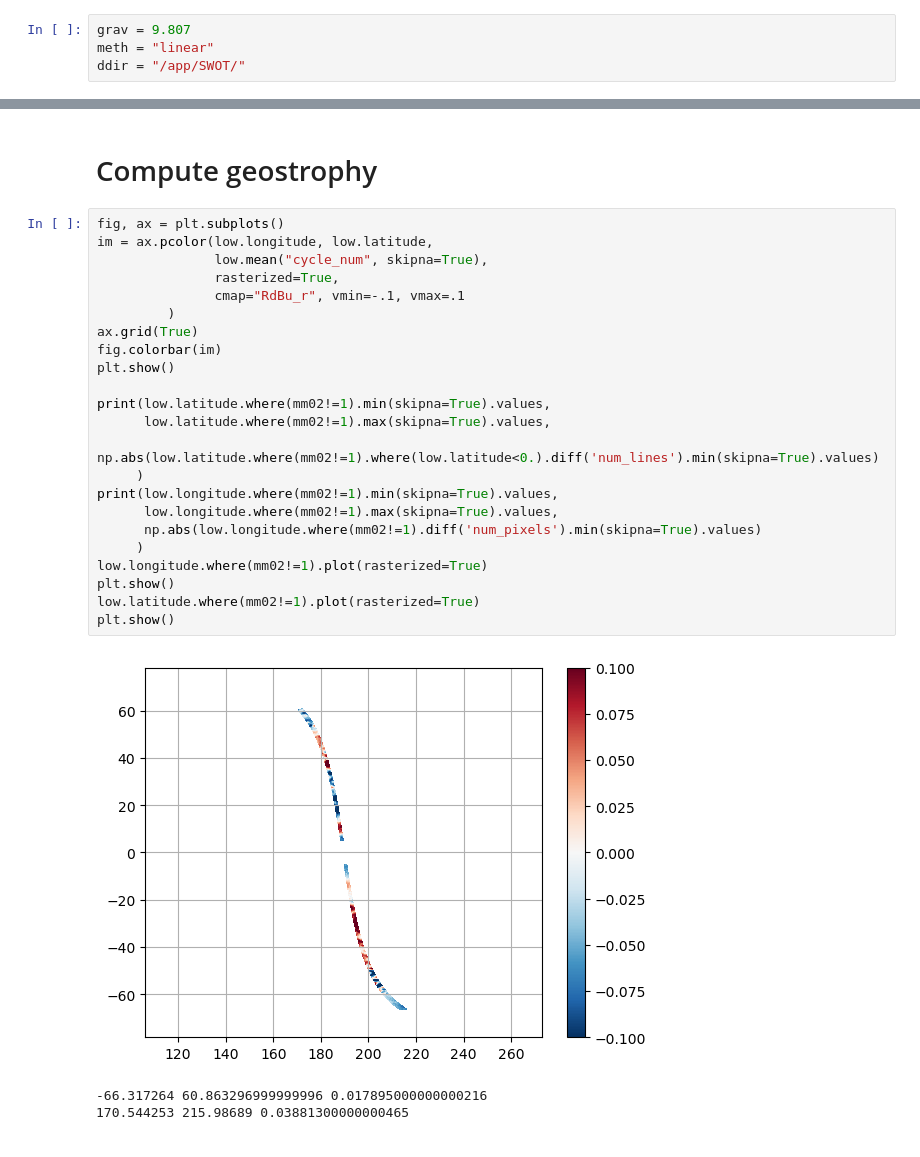
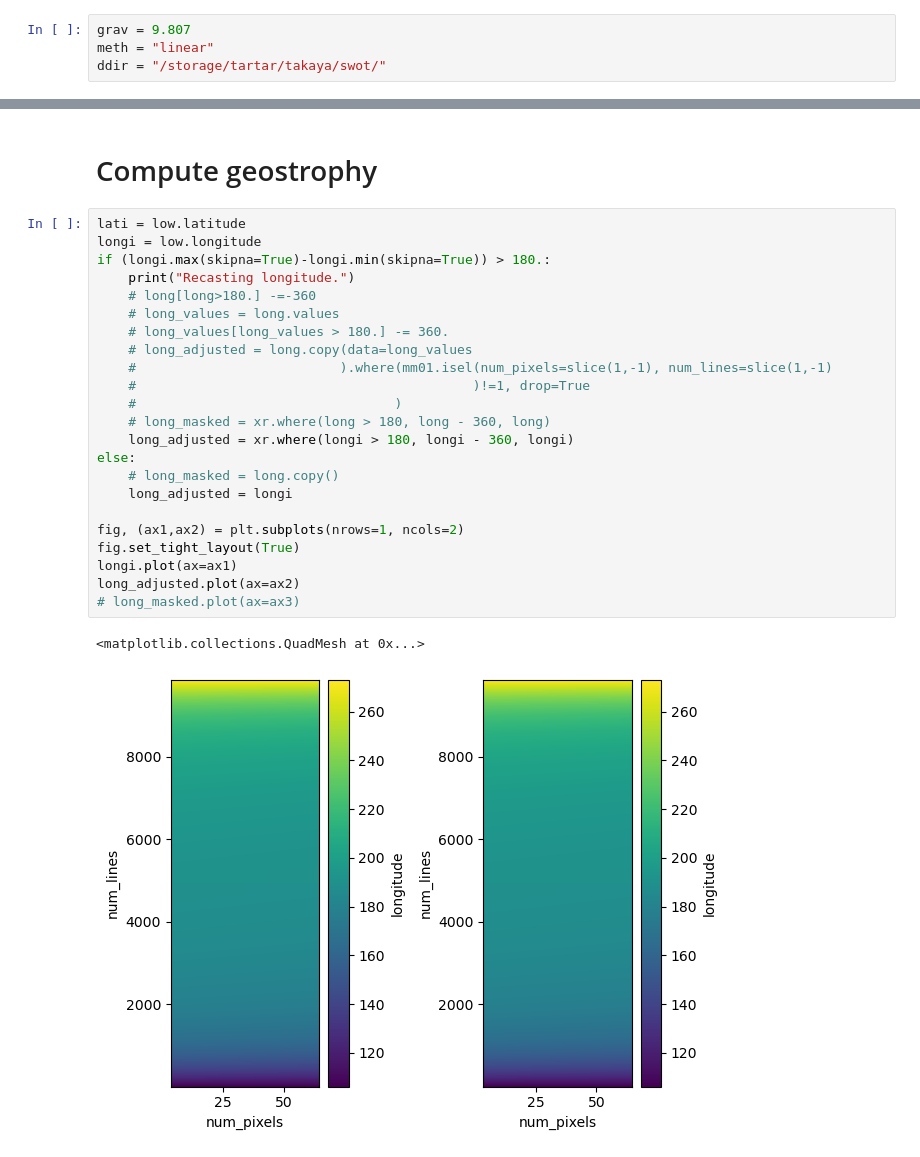
Before and after one commit to roxyboy/geosCalVal, a Jupyter notebook: pass002.ipynb, the cells around one changed output, grey strips where cells are left out. Drawn from its saved outputs; the diff is of its cells as text.

```diff
--- a/pass002.ipynb
+++ b/pass002.ipynb
@@ -42,7 +40,7 @@ plt.rcParams['pcolor.shading'] = 'auto'
 # %%
 grav = 9.807
 meth = "linear"
-ddir = "/app/SWOT/"
+ddir = "/storage/tartar/takaya/swot/"
 # %%
 ipass = 2
 ds02 = xr.open_zarr(op.join(ddir,"SWOT_no_IT/CalVal_pass%03d_v2.0.1.zarr"
@@ -920,29 +943,28 @@ low.isel(cycle_num=10).plot(rasterized=True)
 # %% [markdown]
 # Compute geostrophy
 # %%
-fig, ax = plt.subplots()
-im = ax.pcolor(low.longitude, low.latitude,
-               low.mean("cycle_num", skipna=True),
-               rasterized=True,
-               cmap="RdBu_r", vmin=-.1, vmax=.1
-         )
-ax.grid(True)
-fig.colorbar(im)
-plt.show()
+lati = low.latitude
+longi = low.longitude
+if (longi.max(skipna=True)-longi.min(skipna=True)) > 180.:
+    print("Recasting longitude.")
+    # long[long>180.] -=-360
+    # long_values = long.values
+    # long_values[long_values > 180.] -= 360.
+    # long_adjusted = long.copy(data=long_values
+    #                          ).where(mm01.isel(num_pixels=slice(1,-1), num_lines=slice(1,-1)
+    #                                           )!=1, drop=True
+    #                                 )
+    # long_masked = xr.where(long > 180, long - 360, long)
+    long_adjusted = xr.where(longi > 180, longi - 360, longi)
+else:
+    # long_masked = long.copy()
+    long_adjusted = longi
 
-print(low.latitude.where(mm02!=1).min(skipna=True).values,
-      low.latitude.where(mm02!=1).max(skipna=True).values,
-      np.abs(low.latitude.where(mm02!=1).where(low.latitude<0.).diff('num_lines').min(skipna=True).values)
-     )
-print(low.longitude.where(mm02!=1).min(skipna=True).values,
-      low.longitude.where(mm02!=1).max(skipna=True).values,
-      np.abs(low.longitude.where(mm02!=1).diff('num_pixels').min(skipna=True).values)
-     )
-low.longitude.where(mm02!=1).plot(rasterized=True)
-plt.show()
-low.latitude.where(mm02!=1).plot(rasterized=True)
-plt.show()
+fig, (ax1,ax2) = plt.subplots(nrows=1, ncols=2)
+fig.set_tight_layout(True)
+longi.plot(ax=ax1)
+long_adjusted.plot(ax=ax2)
+# long_masked.plot(ax=ax3)
 # %% [output]
+<matplotlib.collections.QuadMesh at 0x...>
-[figure, old version]
+[figure, new version]
--66.317264 60.863296999999996 0.017895000000000216
-170.544253 215.98689 0.03881300000000465
```
Also changed, not shown: parts of 17 cells of this notebook, 26 other files.
